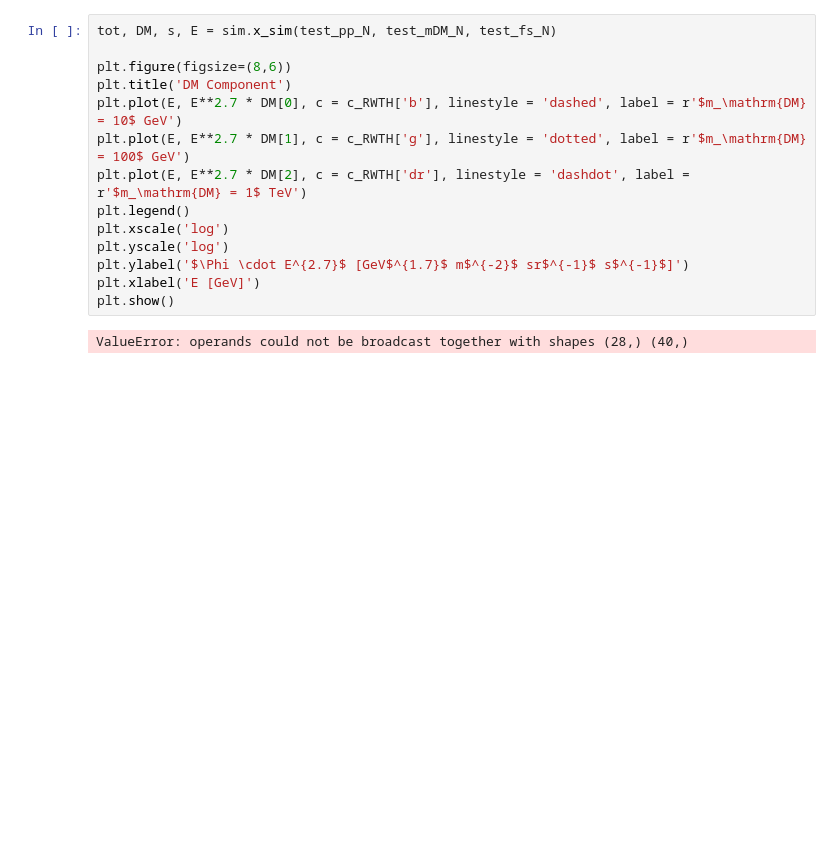
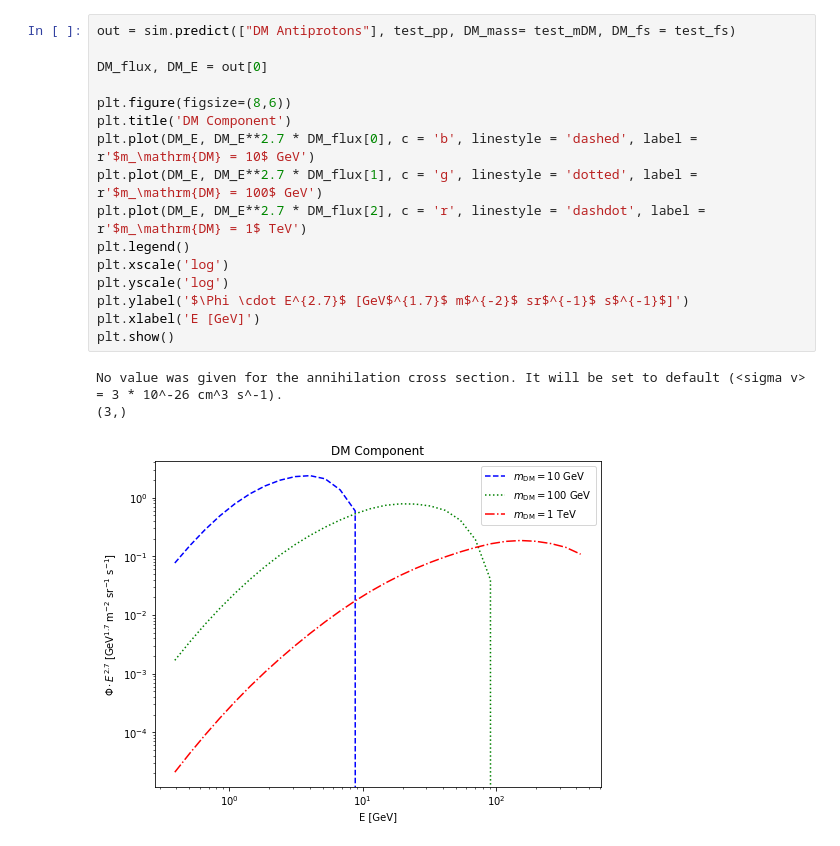
Before and after one commit to kathrinnp/DarkRayNet, a Jupyter notebook: test_example.ipynb, the cells around one changed output. Saved outputs shown, nothing was run; the diff lists cells and outputs as text; blank space fills up the shorter version.

```diff
--- a/test_example.ipynb
+++ b/test_example.ipynb
@@ -59,16 +36,20 @@ WARNING:tensorflow:5 out of the last 5 calls to <function Model.make_predict_fun
 # %%
-tot, DM, s, E = sim.x_sim(test_pp_N, test_mDM_N, test_fs_N)
+out = sim.predict(["DM Antiprotons"], test_pp, DM_mass= test_mDM, DM_fs = test_fs)
+
+DM_flux, DM_E = out[0]
 
 plt.figure(figsize=(8,6))
 plt.title('DM Component')
-plt.plot(E, E**2.7 * DM[0], c = c_RWTH['b'], linestyle = 'dashed', label = r'$m_\mathrm{DM} = 10$ GeV')
-plt.plot(E, E**2.7 * DM[1], c = c_RWTH['g'], linestyle = 'dotted', label = r'$m_\mathrm{DM} = 100$ GeV')
-plt.plot(E, E**2.7 * DM[2], c = c_RWTH['dr'], linestyle = 'dashdot', label = r'$m_\mathrm{DM} = 1$ TeV')
+plt.plot(DM_E, DM_E**2.7 * DM_flux[0], c = 'b', linestyle = 'dashed', label = r'$m_\mathrm{DM} = 10$ GeV')
+plt.plot(DM_E, DM_E**2.7 * DM_flux[1], c = 'g', linestyle = 'dotted', label = r'$m_\mathrm{DM} = 100$ GeV')
+plt.plot(DM_E, DM_E**2.7 * DM_flux[2], c = 'r', linestyle = 'dashdot', label = r'$m_\mathrm{DM} = 1$ TeV')
 plt.legend()
 plt.xscale('log')
 plt.yscale('log')
 plt.ylabel('$\Phi \cdot E^{2.7}$ [GeV$^{1.7}$ m$^{-2}$ sr$^{-1}$ s$^{-1}$]')
 plt.xlabel('E [GeV]')
 plt.show()
 # %% [output]
-ValueError: operands could not be broadcast together with shapes (28,) (40,)
+No value was given for the annihilation cross section. It will be set to default (<sigma v> = 3 * 10^-26 cm^3 s^-1).
+(3,)
+[figure, added]
```
Also changed, not shown: parts of 10 cells of this notebook, 2 other files.
